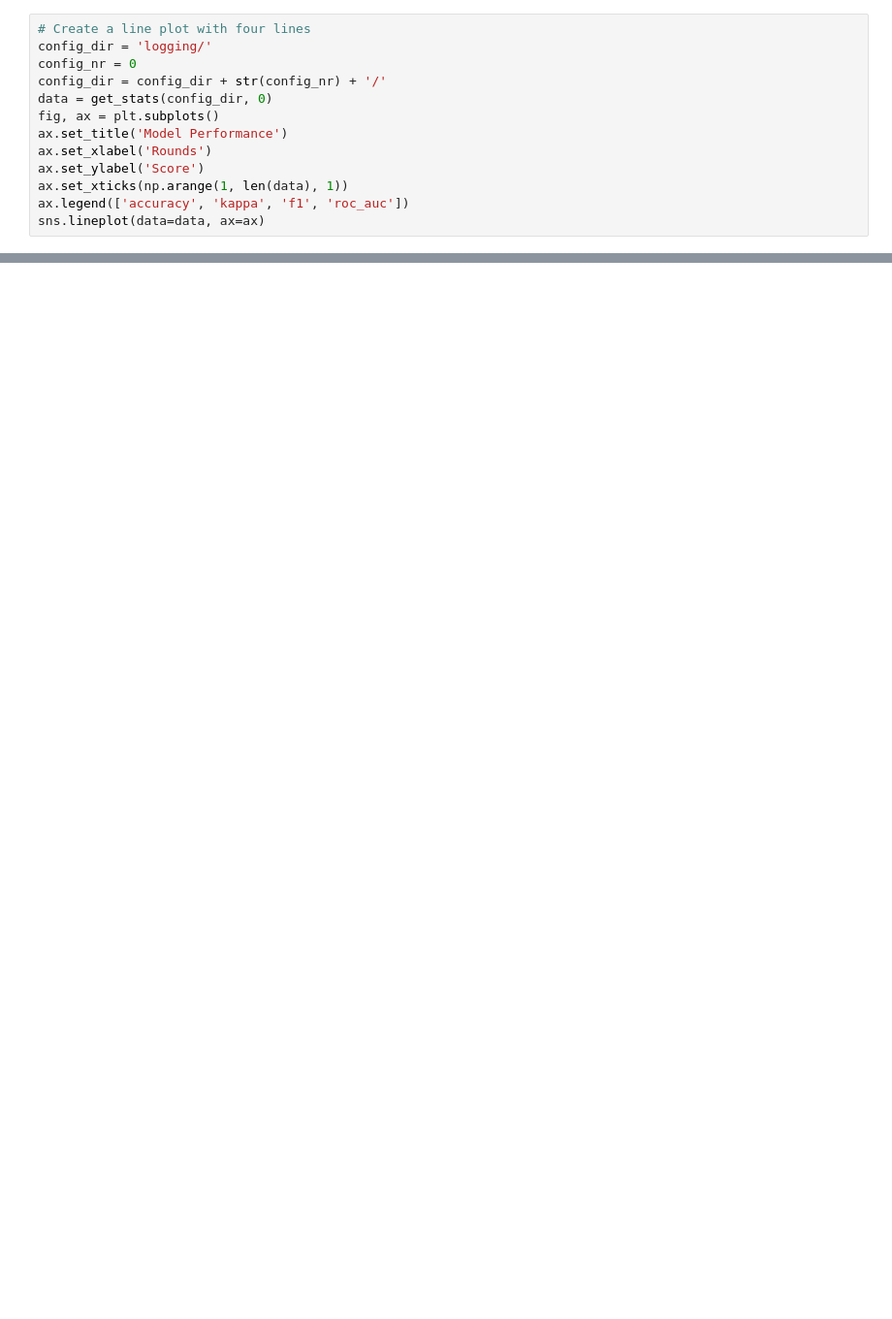
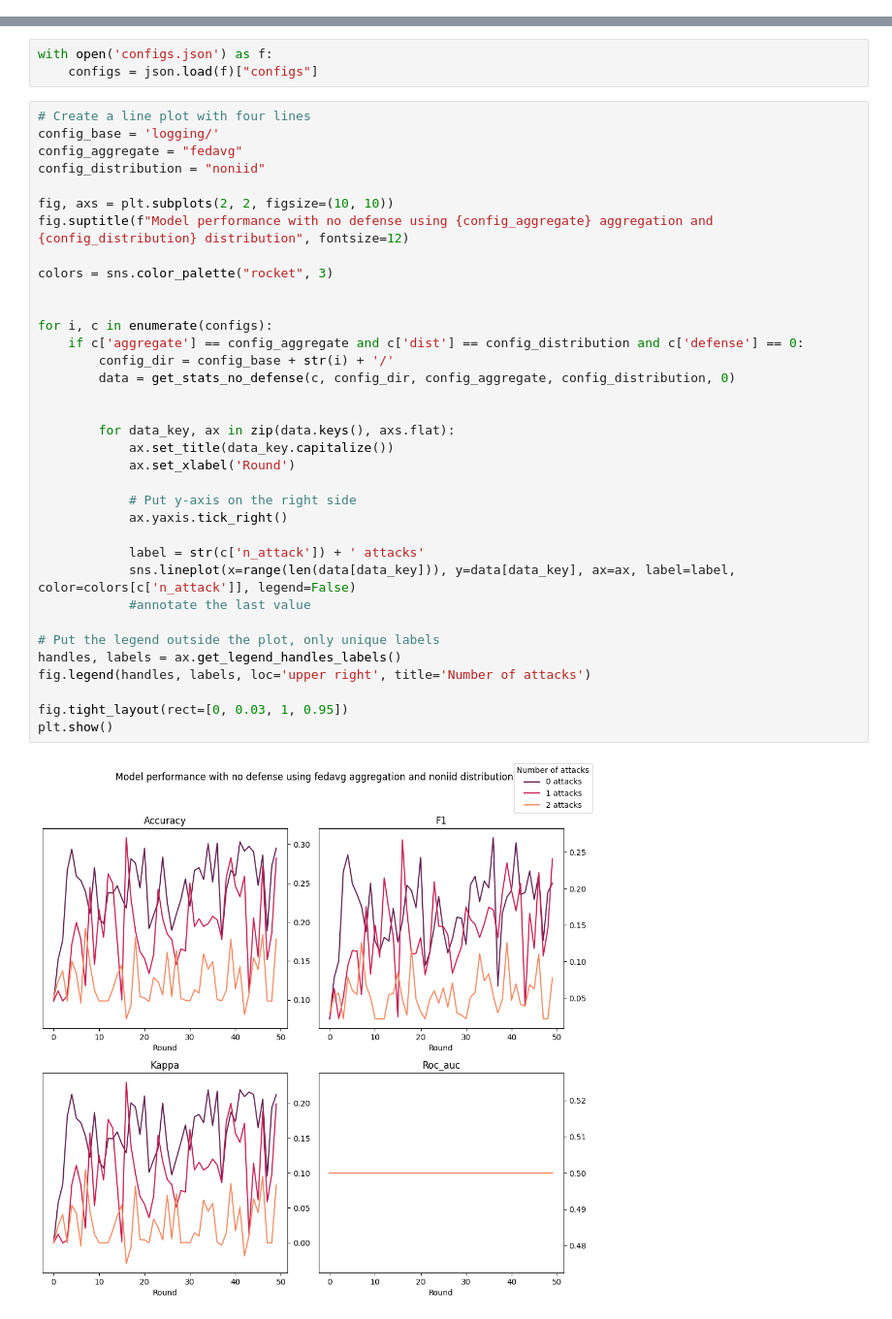
Before and after one commit to Uplink036/FLAdversarialInput, a Jupyter notebook: adversarial/adversarial/analysis.ipynb, the cells around one changed output, grey strips where cells are left out. Shown at 97% size. Drawn from its saved outputs; the diff is of its cells as text; blank space fills up the shorter version.

Commit message:
Figures done and fixed non-iid

```diff
--- a/adversarial/adversarial/analysis.ipynb
+++ b/adversarial/adversarial/analysis.ipynb
@@ -29,16 +29,3 @@ def get_stats(config_dir, id):
             metrics['kappa'].append(data.loc[id, 'kappa'])
             metrics['roc_auc'].append(data.loc[id, 'roc_auc'])
     return metrics
-# %%
-# Create a line plot with four lines
-config_dir = 'logging/'
-config_nr = 0
-config_dir = config_dir + str(config_nr) + '/'
-data = get_stats(config_dir, 0)
-fig, ax = plt.subplots()
-ax.set_title('Model Performance')
-ax.set_xlabel('Rounds')
-ax.set_ylabel('Score')
-ax.set_xticks(np.arange(1, len(data), 1))
-ax.legend(['accuracy', 'kappa', 'f1', 'roc_auc'])
-sns.lineplot(data=data, ax=ax)
@@ -76,0 +32,40 @@ data
+# %%
+with open('configs.json') as f:
+    configs = json.load(f)["configs"]
+# %%
+# Create a line plot with four lines
+config_base = 'logging/'
+config_aggregate = "fedavg"
+config_distribution = "noniid"
+
+fig, axs = plt.subplots(2, 2, figsize=(10, 10))
+fig.suptitle(f"Model performance with no defense using {config_aggregate} aggregation and {config_distribution} distribution", fontsize=12)
+
+colors = sns.color_palette("rocket", 3)
+
+
+for i, c in enumerate(configs):
+    if c['aggregate'] == config_aggregate and c['dist'] == config_distribution and c['defense'] == 0:
+        config_dir = config_base + str(i) + '/'
+        data = get_stats_no_defense(c, config_dir, config_aggregate, config_distribution, 0)
+
+
+        for data_key, ax in zip(data.keys(), axs.flat):
+            ax.set_title(data_key.capitalize())
+            ax.set_xlabel('Round')
+
+            # Put y-axis on the right side
+            ax.yaxis.tick_right()
+
+            label = str(c['n_attack']) + ' attacks'
+            sns.lineplot(x=range(len(data[data_key])), y=data[data_key], ax=ax, label=label, color=colors[c['n_attack']], legend=False)
+            #annotate the last value
+
+# Put the legend outside the plot, only unique labels
+handles, labels = ax.get_legend_handles_labels()
+fig.legend(handles, labels, loc='upper right', title='Number of attacks')
+
+fig.tight_layout(rect=[0, 0.03, 1, 0.95])
+plt.show()
+# %% [output]
+[figure, added]
```
Also changed, not shown: parts of 4 cells of this notebook, 2 other files.
